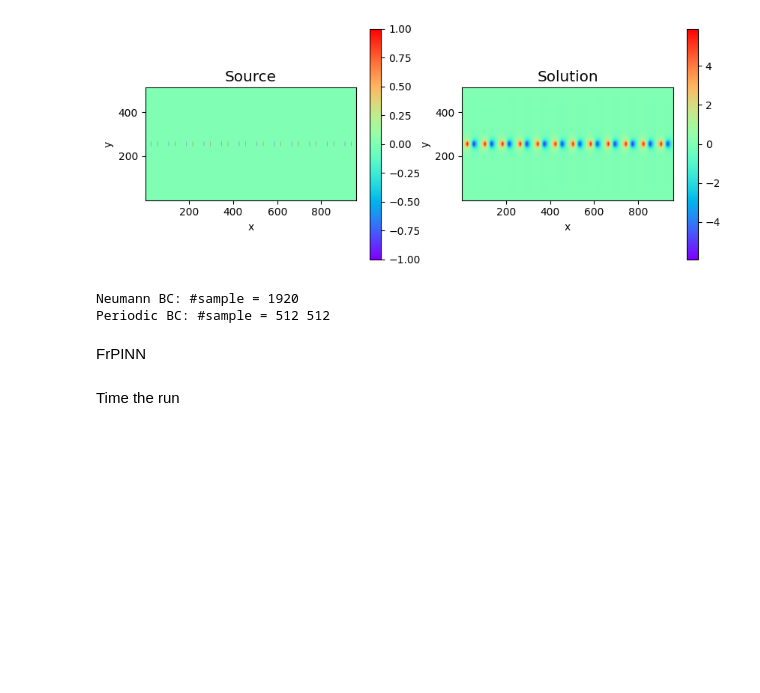
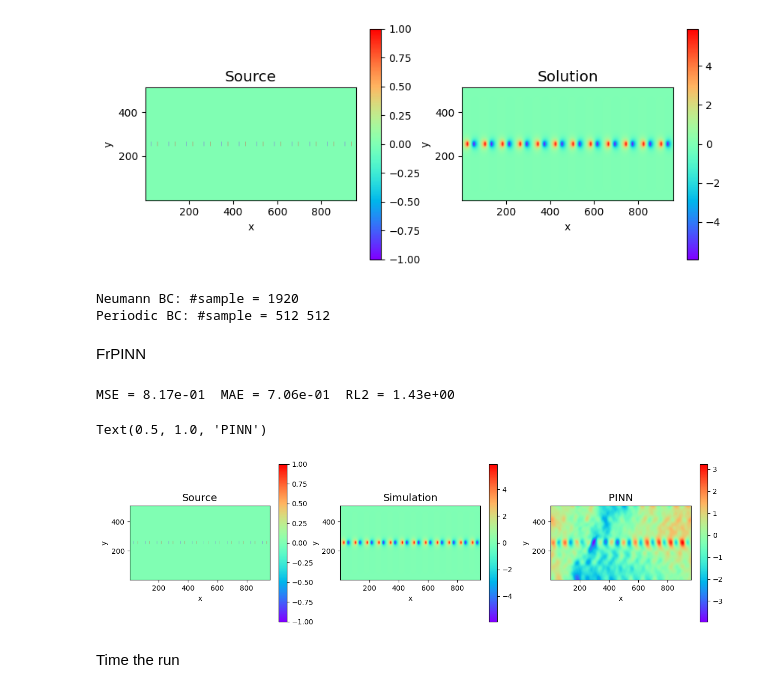
Before and after one commit to wang-yuancheng/piml, a Jupyter notebook: notebooks/clean-implementation/2d_poisson_solver.ipynb, the cells around one changed output. Drawn from its saved outputs; the diff is of its cells as text; code cells hidden in the pictures; blank space fills up the shorter version.

```diff
--- a/notebooks/clean-implementation/2d_poisson_solver.ipynb
+++ b/notebooks/clean-implementation/2d_poisson_solver.ipynb
@@ -344,9 +347,9 @@ def compute_ls_ntask_kazmarz_batched(param, key, epochs, block_size, alpha):
     n_reg = lambda_I_cpu.shape[0]
 
     # Calculate stratified batch sizes based on your notes (70% PDE, 10% Neumann, 10% Periodic, 10% Reg)
-    s_pde = int(block_size * 0.70)
-    s_nbc = int(block_size * 0.10)
-    s_pbc = int(block_size * 0.10)
+    s_pde = int(block_size * 0.85)
+    s_nbc = int(block_size * 0.05)
+    s_pbc = int(block_size * 0.05)
     s_reg = block_size - s_pde - s_nbc - s_pbc # Remainder ensures it sums exactly to block_size
 
     n_total = n_pde + n_nbc + n_pbc + n_reg
@@ -361,12 +364,12 @@ def compute_ls_ntask_kazmarz_batched(param, key, epochs, block_size, alpha):
 
     w = jnp.zeros((m, 1))
 
-    for i in range(num_iterations):
+    for i in tqdm(range(num_iterations), desc=f"Training {epochs} Epochs", unit="steps"):
         # Stratified Sampling with replacement ON THE CPU
-        idx_pde = np.random.choice(n_pde, size=s_pde, replace=True)
-        idx_nbc = np.random.choice(n_nbc, size=s_nbc, replace=True)
-        idx_pbc = np.random.choice(n_pbc, size=s_pbc, replace=True)
-        idx_reg = np.random.choice(n_reg, size=s_reg, replace=True)
+        idx_pde = np.random.choice(n_pde, size=s_pde, replace=False)
+        idx_nbc = np.random.choice(n_nbc, size=s_nbc, replace=False)
+        idx_pbc = np.random.choice(n_pbc, size=s_pbc, replace=False)
+        idx_reg = np.random.choice(n_reg, size=s_reg, replace=False)
 
         # Assemble the mini-batch matrix dynamically
         A_B_cpu = np.vstack([
@@ -389,7 +392,11 @@ def compute_ls_ntask_kazmarz_batched(param, key, epochs, block_size, alpha):
         b_B = jnp.array(b_B_cpu)
 
         # Run the compiled math on the GPU
-        w = kaczmarz_step(A_B, b_B, w, alpha)
+        current_epoch = i // iters_per_epoch
+        decay_steps = current_epoch // 150
+        decayed_alpha = alpha * (0.5 ** decay_steps)
+
+        w = kaczmarz_step(A_B, b_B, w, decayed_alpha)
 
         if i % 100 == 0:
             w.block_until_ready()
@@ -423,28 +430,32 @@ def compute_ls_ntask_kazmarz_batched(param, key, epochs, block_size, alpha):
     return u, mse, mae, rl2
 # %%
 # solve problem
-epochs = 500
-block_size = 500 # set based on GPU VRAM limits
+epochs = 1000
+block_size = 10~00 # set based on GPU VRAM limits
 alpha = 0.001 # learning rate
 
 key, rng = random.split(rng)
 u, mse, mae, rl2 = compute_ls_ntask_kazmarz_batched(param, key, epochs, block_size, alpha) # hard coded for block = 500
 print('MSE = %.2e  MAE = %.2e  RL2 = %.2e'%(mse, mae, rl2));
 
 # plot solution
 fig = plt.figure(figsize=(15, 4))
 ax1 = fig.add_subplot(1,3,1)
 s_plot = s.reshape(nx, ny).T
 mesh2 = plt.imshow(s_plot, interpolation='bilinear', origin='lower', cmap='rainbow', extent=ext, aspect=1.)
 plt.colorbar(mesh2); plt.xlabel('x'); plt.ylabel('y'); plt.title('Source', fontsize='x-large')
 ax1 = fig.add_subplot(1,3,2)
 s_plot = u_sim.reshape(nx, ny).T
 mesh2 = plt.imshow(s_plot, interpolation='bilinear', origin='lower', cmap='rainbow', extent=ext, aspect=1.)
 plt.colorbar(mesh2); plt.xlabel('x'); plt.ylabel('y'); plt.title('Simulation', fontsize='x-large')
 ax1 = fig.add_subplot(1,3,3)
 s_plot = u.reshape(nx, ny).T
 mesh2 = plt.imshow(s_plot, interpolation='bilinear', origin='lower', cmap='rainbow', extent=ext, aspect=1.)
 plt.colorbar(mesh2); plt.xlabel('x'); plt.ylabel('y'); plt.title('PINN', fontsize='x-large')
+# %% [output]
+MSE = 8.17e-01  MAE = 7.06e-01  RL2 = 1.43e+00
+Text(0.5, 1.0, 'PINN')
+[figure, added]
 # %% [markdown]
 Time the run
 # %%
```
Also changed, not shown: parts of 3 cells of this notebook, 2 other files.
